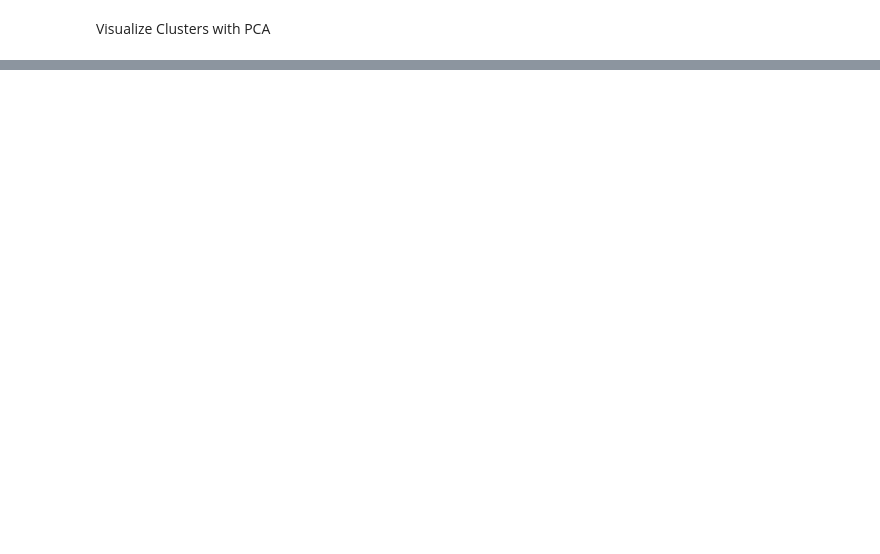
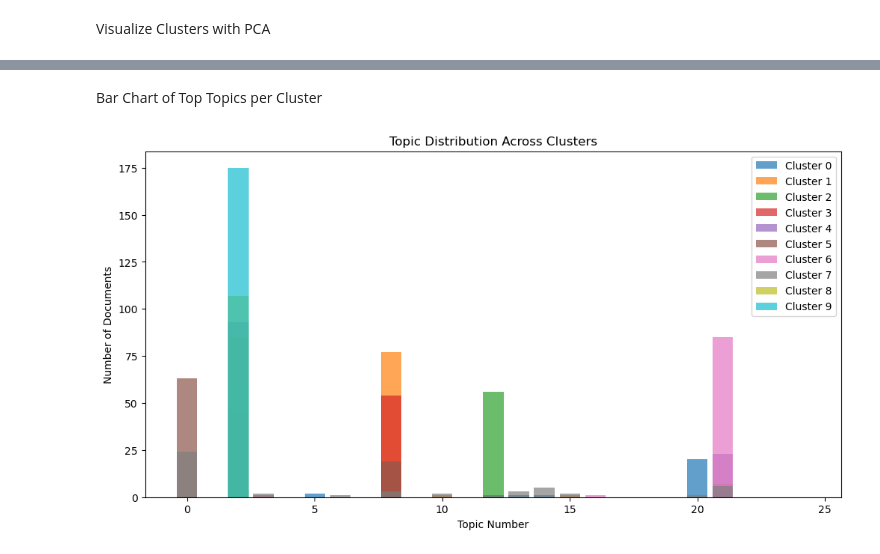
Before and after one commit to vastuhlfauth/2025_Pol4PED_systematic_review, a Jupyter notebook: 1_code/1_topic_model.ipynb, the cells around one changed output, grey strips where cells are left out. Saved outputs shown, nothing was run; the diff lists cells and outputs as text; code cells hidden in the pictures; blank space fills up the shorter version.

```diff
--- a/1_code/1_topic_model.ipynb
+++ b/1_code/1_topic_model.ipynb
@@ -416,0 +369,13 @@ print(df_Topic_treatment.head())
+# %%
+from wordcloud import WordCloud
+
+for i in range(num_clusters):
+    plt.figure(figsize=(8, 4))
+    cluster_docs = topics_df[topics_df["Cluster"] == i]["Text"]
+    text = " ".join(cluster_docs)  # Merge all texts in the cluster
+
+    wordcloud = WordCloud(width=800, height=400, background_color="white").generate(text)
+    plt.imshow(wordcloud, interpolation="bilinear")
+    plt.axis("off")
+    plt.title(f"Word Cloud for Cluster {i}")
+    plt.show()
@@ -416,0 +393,21 @@ print(df_Topic_treatment.head())
+# %% [markdown]
+Bar Chart of Top Topics per Cluster
+# %%
+import numpy as np
+
+cluster_topic_counts = np.zeros((num_clusters, lda_model.num_topics))
+
+for i, row in topics_df.iterrows():
+    cluster_topic_counts[row["Cluster"], row["Dominant_Topic"]] += 1
+
+plt.figure(figsize=(12, 6))
+for i in range(num_clusters):
+    plt.bar(range(lda_model.num_topics), cluster_topic_counts[i], alpha=0.7, label=f"Cluster {i}")
+
+plt.xlabel("Topic Number")
+plt.ylabel("Number of Documents")
+plt.title("Topic Distribution Across Clusters")
+plt.legend()
+plt.show()
+# %% [output]
+[figure, added]
```
Also changed, not shown: parts of 19 cells of this notebook.
